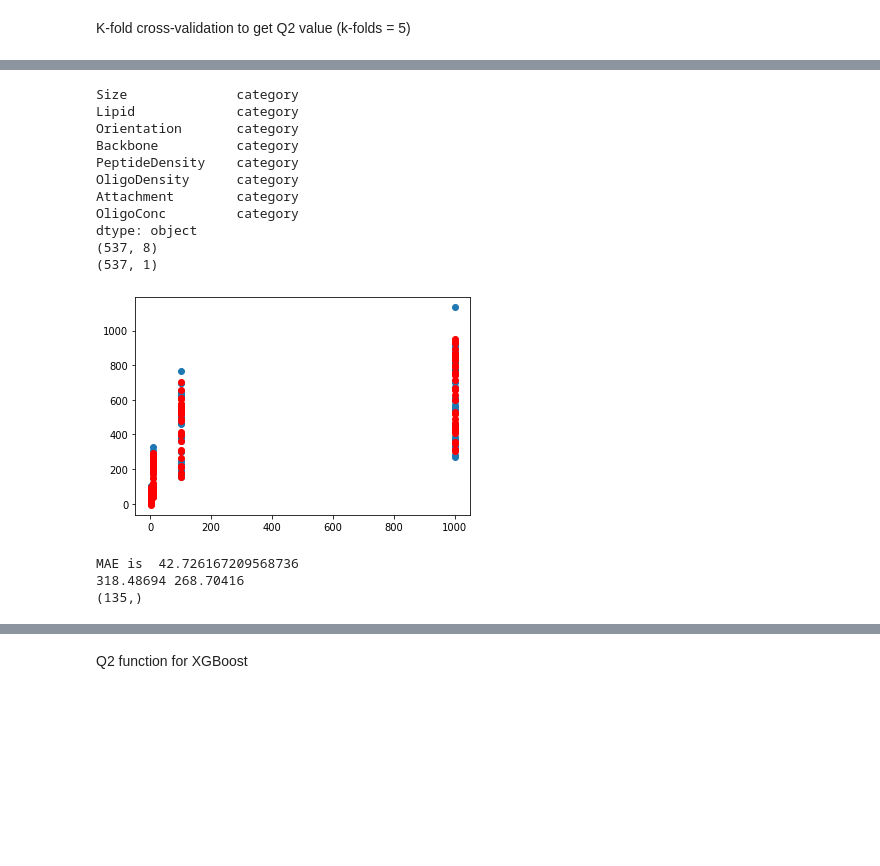
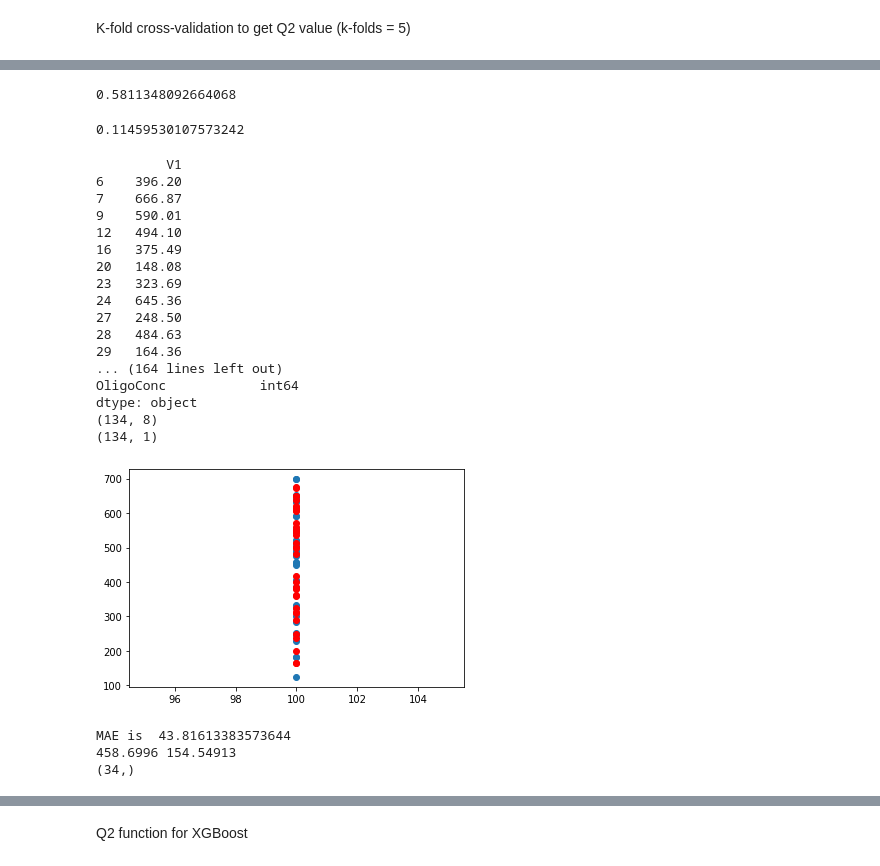
Before and after one commit to kenll99minecart/Immunopeptide, a Jupyter notebook: Linear regression.ipynb, the cells around one changed output, grey strips where cells are left out. Drawn from its saved outputs; the diff is of its cells as text; code cells hidden in the pictures; blank space fills up the shorter version.

```diff
--- a/Linear regression.ipynb
+++ b/Linear regression.ipynb
@@ -342,52 +374,74 @@ False
+# %%
+from sklearn.metrics import r2_score
+print(r2_score(Test_resL,Test_predL))
+from sklearn.metrics import mean_absolute_error
+mean_absolute_error(Test_resL,Test_predL)
+# %% [output]
+0.5811348092664068
+0.11459530107573242
 # %%
 import xgboost as xgb
 from sklearn.preprocessing import LabelEncoder
 from sklearn.metrics import mean_absolute_error
-#le = LabelEncoder()
-#y_train_XGBoost = le.fit_transform(y)
+from sklearn.utils import shuffle
+
+
 
 xgbc = xgb.XGBRegressor(tree_method="hist", enable_categorical=True)#tree_method="gpu_hist"#enable_categorical=True, eval_metric = mean_absolute_error
 
+df_input, df_output = shuffle(df_input, df_output, random_state=0)
+df_input = df_input.reset_index(drop = True)
+df_output = df_output.reset_index(drop = True)
 
 df_inBoost =  df_input.copy()
 df_inBoost['Orientation'] = df_inBoost['Orientation'].astype("category")
 df_inBoost['Backbone'] = df_inBoost['Backbone'].astype("category")
 df_inBoost['OligoDensity'] = df_inBoost['OligoDensity'].astype("category")
 df_inBoost['Attachment'] = df_inBoost['Attachment'].astype("category")
 df_inBoost['Lipid'] = df_inBoost['Lipid'].astype("category")
 df_inBoost['Size'] = df_inBoost['Size'].astype("category")
 df_inBoost['PeptideDensity'] = df_inBoost['PeptideDensity'].astype("category")
-df_inBoost['OligoConc'] = df_inBoost['OligoConc'].astype("category")
 
+df_inBoost = df_inBoost[df_inBoost['OligoConc'] == 100]
+
+#df_inBoost['OligoConc'] = df_inBoost['OligoConc'].astype("category")
+df_output = df_output.iloc[df_inBoost.index]
+print(df_output)
 df_inBoost, df_inBoost_test, df_outputB, df_outputB_test = train_test_split(df_inBoost, df_output, test_size=0.2)
 
 print(df_inBoost.dtypes)
 print(df_inBoost.shape)
 print(df_outputB.shape)
 xgbc.fit(df_inBoost,df_outputB)
 Pred_XGB = xgbc.predict(df_inBoost_test)
 plt.scatter(df_inBoost_test['OligoConc'],df_outputB_test)
 #print(Pred_XGB)
 plt.scatter(df_inBoost_test['OligoConc'],Pred_XGB,c = "red")
 plt.show()
 print('\nMAE is ',mean_absolute_error(df_outputB_test ,Pred_XGB))
 
 print(statss.mean(Pred_XGB),np.std(Pred_XGB))
 
 print(np.shape(Pred_XGB))
 # %% [output]
-Size              category
-Lipid             category
-Orientation       category
-Backbone          category
-PeptideDensity    category
-OligoDensity      category
-Attachment        category
-OligoConc         category
+         V1
+6    396.20
+7    666.87
+9    590.01
+12   494.10
+16   375.49
+20   148.08
+23   323.69
+24   645.36
+27   248.50
+28   484.63
+29   164.36
+... (164 lines left out)
+OligoConc            int64
 dtype: object
-(537, 8)
-(537, 1)
+(134, 8)
+(134, 1)
-[figure, old version]
+[figure, new version]
-MAE is  42.726167209568736
-318.48694 268.70416
-(135,)
+MAE is  43.81613383573644
+458.6996 154.54913
+(34,)
```
Also changed, not shown: parts of 16 cells of this notebook.
